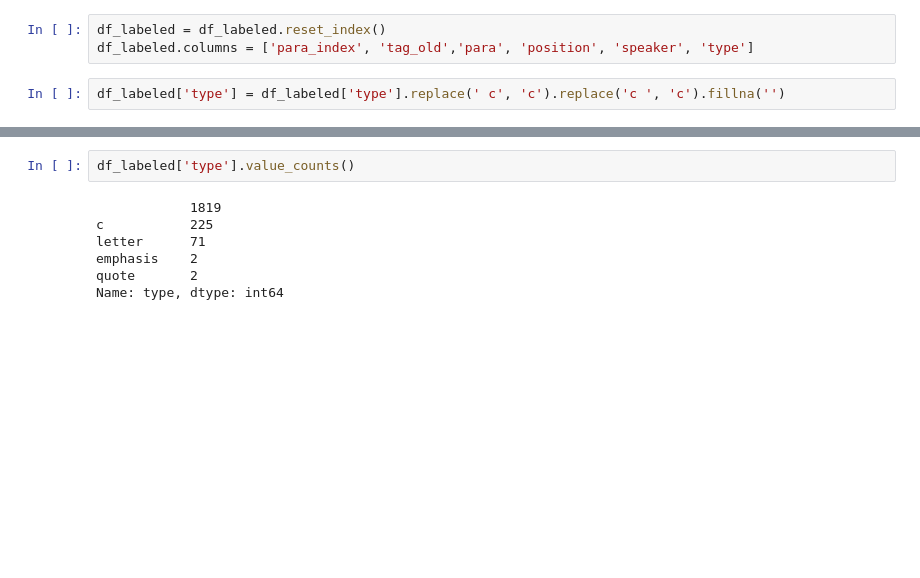
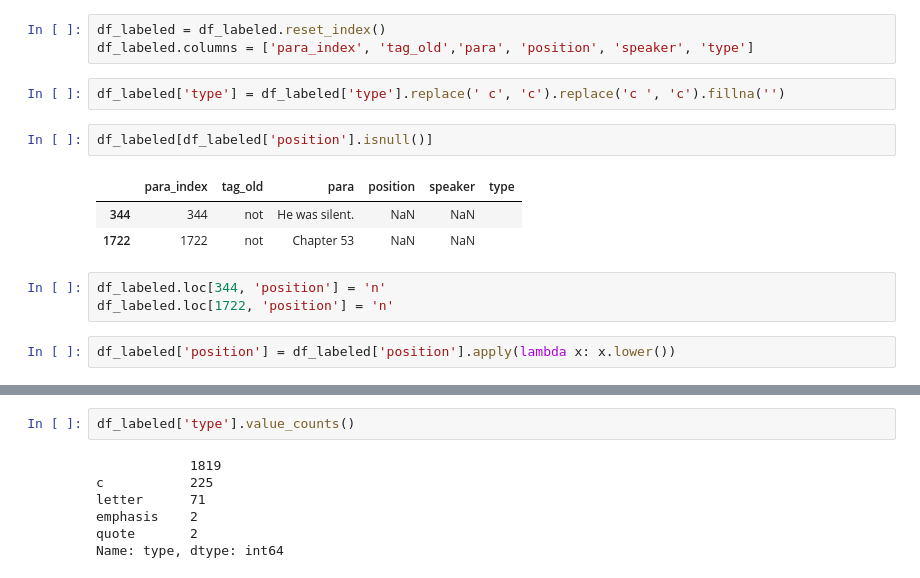
Before and after one commit to longwind48/convo-miner, a Jupyter notebook: dialogue-retrieval/notebooks/html-parser-test.ipynb, the cells around one changed output, grey strips where cells are left out. Cells and saved outputs as stored; diff of their text form; blank space fills up the shorter version.

```diff
--- a/dialogue-retrieval/notebooks/html-parser-test.ipynb
+++ b/dialogue-retrieval/notebooks/html-parser-test.ipynb
@@ -224,3 +235,14 @@ df_labeled = df_labeled.reset_index()
 df_labeled.columns = ['para_index', 'tag_old','para', 'position', 'speaker', 'type']
 # %%
 df_labeled['type'] = df_labeled['type'].replace(' c', 'c').replace('c ', 'c').fillna('')
+# %%
+df_labeled[df_labeled['position'].isnull()]
+# %% [output]
+|  | para_index | tag_old | para | position | speaker | type |
+| 344 | 344 | not | He was silent. | NaN | NaN |  |
+| 1722 | 1722 | not | Chapter 53 | NaN | NaN |  |
+# %%
+df_labeled.loc[344, 'position'] = 'n'
+df_labeled.loc[1722, 'position'] = 'n'
+# %%
+df_labeled['position'] = df_labeled['position'].apply(lambda x: x.lower())
```
Also changed, not shown: parts of 25 cells of this notebook.
